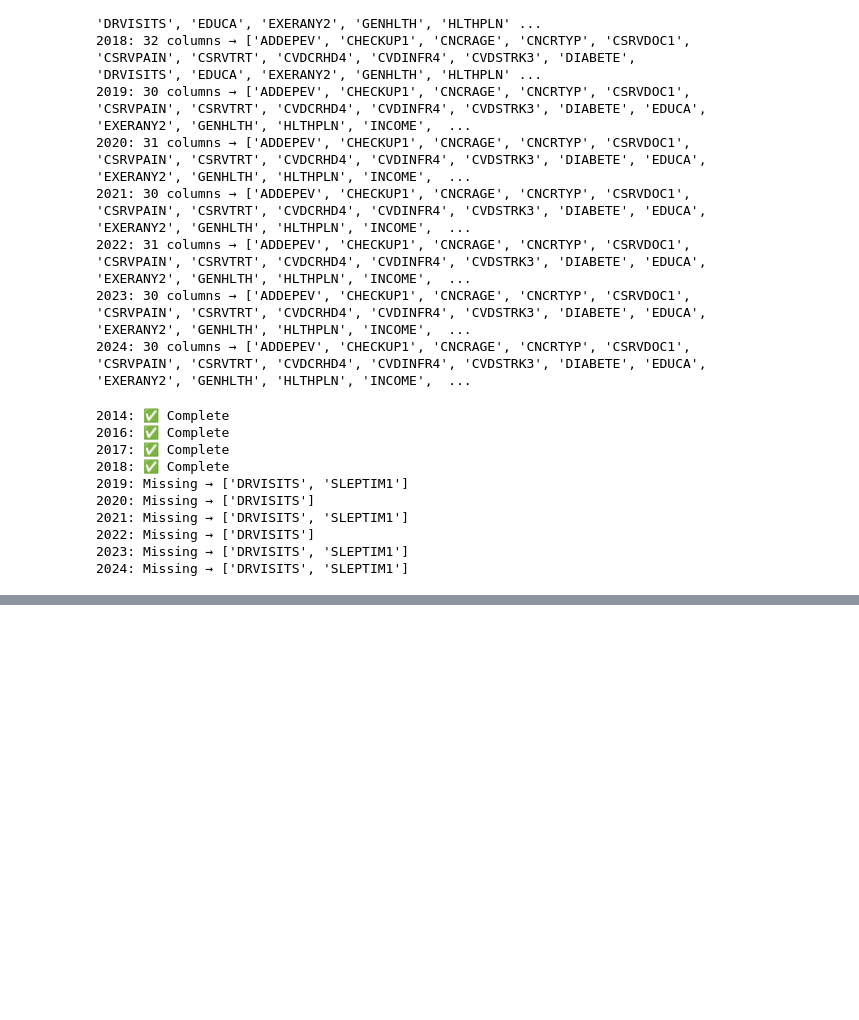
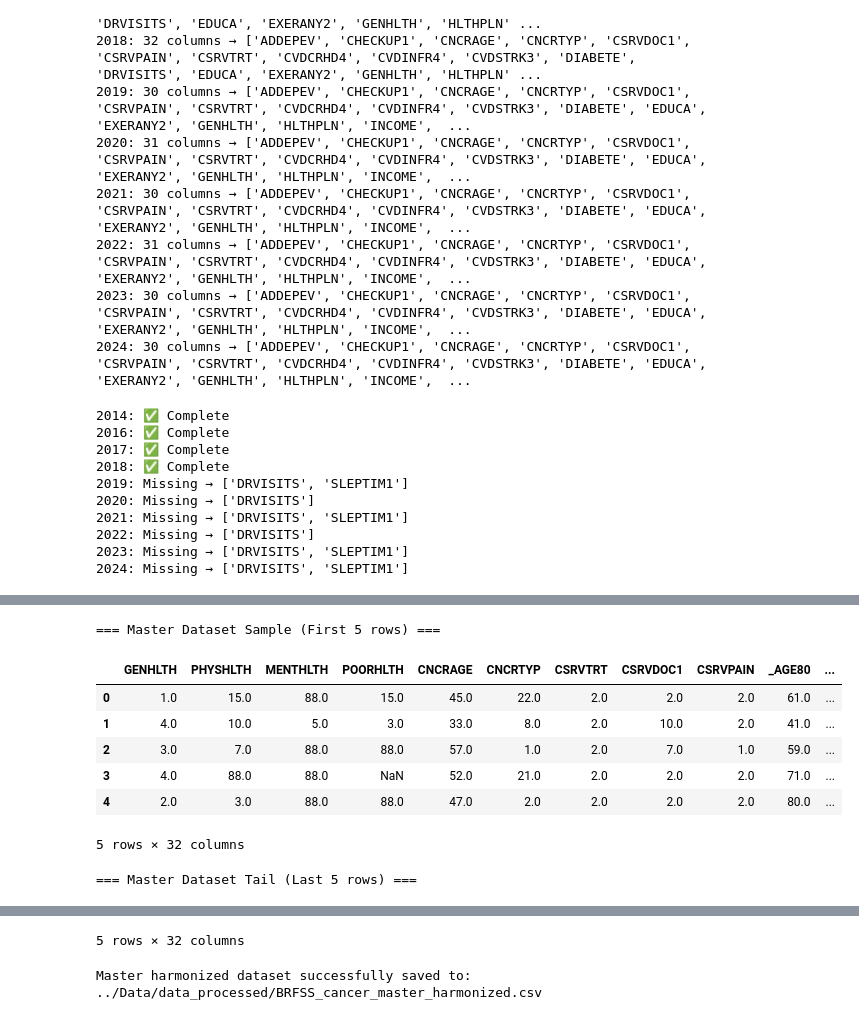
Before and after one commit to georgiakaranika/Cancer_Analysis_HRQoL, a Jupyter notebook: Data_preparation/02_data_cleaning.ipynb, the cells around one changed output, grey strips where cells are left out. Cells and saved outputs as stored; diff of their text form; code cells hidden in the pictures; blank space fills up the shorter version.

```diff
--- a/Data_preparation/02_data_cleaning.ipynb
+++ b/Data_preparation/02_data_cleaning.ipynb
@@ -305,0 +353,18 @@ for df in all_years:
+# %%
+# Step 1: Check for duplicate rows in the combined master dataset
+duplicates_count = df_combined.duplicated().sum()
+print(f"Number of exact duplicate rows found: {duplicates_count}")
+
+# If there are duplicates, drop them
+if duplicates_count > 0:
+    df_combined = df_combined.drop_duplicates().reset_index(drop=True)
+    print(f"Duplicates removed. New shape: {df_combined.shape}")
+else:
+    print("No duplicate rows found. Dataset is clean.")
+
+# Step 2: Check missing values per column to ensure structural missingness is as expected
+print("\n=== Missing Values Summary (Top columns with missing data) ===")
+missing_counts = df_combined.isnull().sum()
+missing_pct = (missing_counts / len(df_combined)) * 100
+missing_df = pd.DataFrame({'Missing Count': missing_counts, 'Missing Percentage (%)': missing_pct})
+print(missing_df[missing_df['Missing Count'] > 0])
@@ -305,0 +391,23 @@ for df in all_years:
+# %%
+# 1. Visual inspection of the master dataset
+print("=== Master Dataset Sample (First 5 rows) ===")
+display(df_combined.head())
+
+print("\n=== Master Dataset Tail (Last 5 rows) ===")
+display(df_combined.tail())
+
+# 2. Save to processed folder as CSV (robust & safe)
+output_path = '../Data/data_processed/BRFSS_cancer_master_harmonized.csv'
+df_combined.to_csv(output_path, index=False)
+
+print(f"\nMaster harmonized dataset successfully saved to: {output_path}")
+# %% [output]
+=== Master Dataset Sample (First 5 rows) ===
+|  | GENHLTH | PHYSHLTH | MENTHLTH | POORHLTH | CNCRAGE | CNCRTYP | CSRVTRT | CSRVDOC1 | CSRVPAIN | _AGE80 | ... |
+| 0 | 1.0 | 15.0 | 88.0 | 15.0 | 45.0 | 22.0 | 2.0 | 2.0 | 2.0 | 61.0 | ... |
+| 1 | 4.0 | 10.0 | 5.0 | 3.0 | 33.0 | 8.0 | 2.0 | 10.0 | 2.0 | 41.0 | ... |
+| 2 | 3.0 | 7.0 | 88.0 | 88.0 | 57.0 | 1.0 | 2.0 | 7.0 | 1.0 | 59.0 | ... |
+| 3 | 4.0 | 88.0 | 88.0 | NaN | 52.0 | 21.0 | 2.0 | 2.0 | 2.0 | 71.0 | ... |
+| 4 | 2.0 | 3.0 | 88.0 | 88.0 | 47.0 | 2.0 | 2.0 | 2.0 | 2.0 | 80.0 | ... |
+5 rows × 32 columns
+=== Master Dataset Tail (Last 5 rows) ===
@@ -305,0 +420,2 @@ for df in all_years:
+5 rows × 32 columns
+Master harmonized dataset successfully saved to: ../Data/data_processed/BRFSS_cancer_master_harmonized.csv
```
Also changed, not shown: parts of 5 cells of this notebook, 2 other files.
